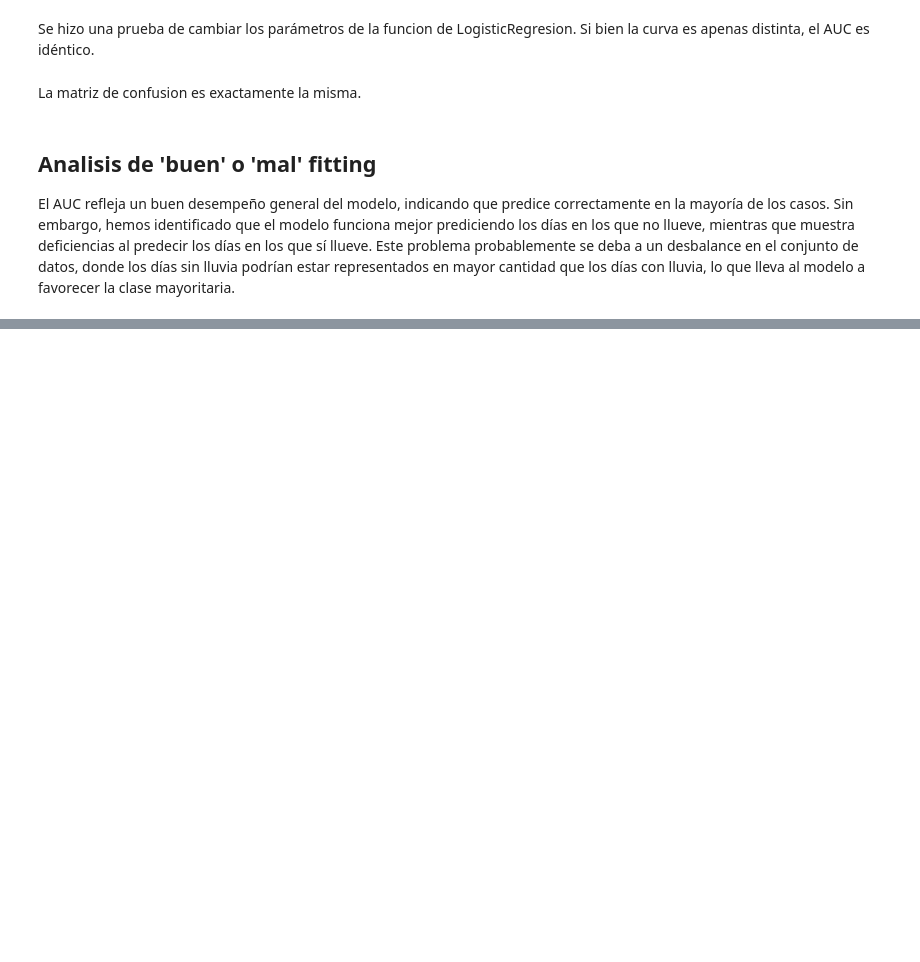
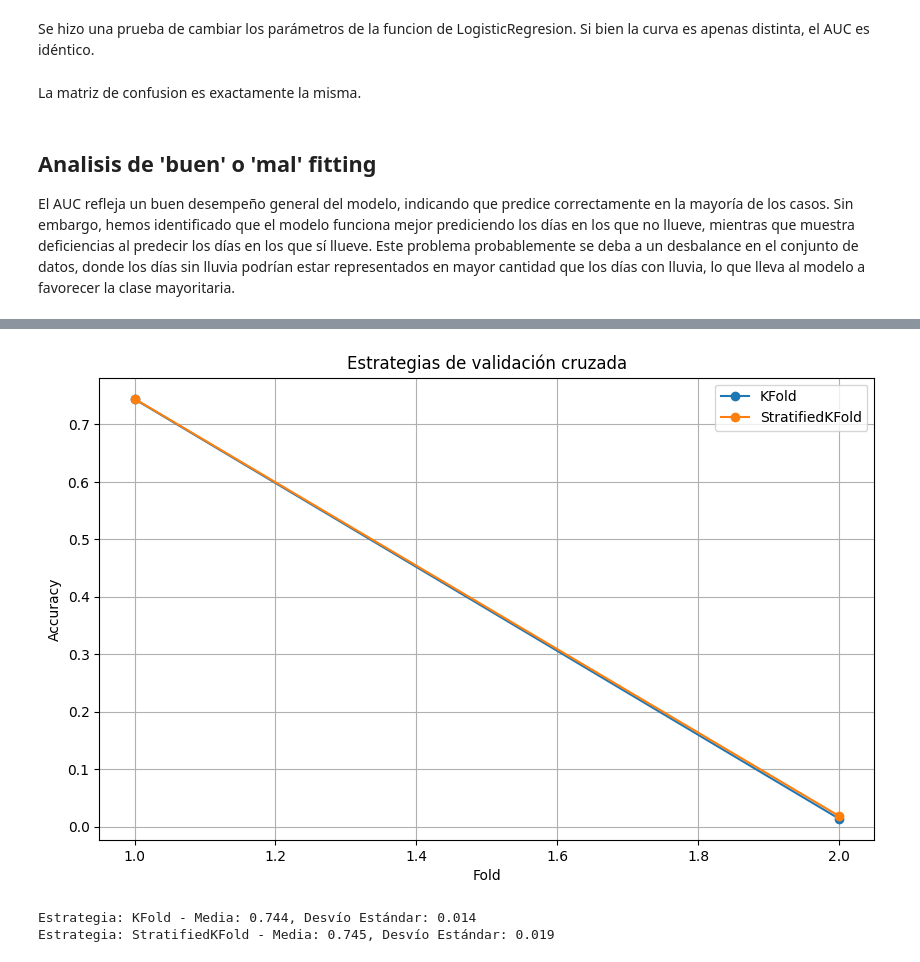
Before and after one commit to bpace1/AA1-TUIA-Crenna-Pace-SanchoAlmenar, a Jupyter notebook: TP-clasificacion-AA1.ipynb, the cells around one changed output, grey strips where cells are left out. Cells and saved outputs as stored; diff of their text form; code cells hidden in the pictures; blank space fills up the shorter version.

```diff
--- a/TP-clasificacion-AA1.ipynb
+++ b/TP-clasificacion-AA1.ipynb
@@ -610,0 +636,29 @@ El AUC refleja un buen desempeño general del modelo, indicando que predice corr
+# %%
+cv_strategies: List[Tuple[str, Any]] = [
+    ("KFold", KFold(n_splits=20, shuffle=True, random_state=42)),
+    ("StratifiedKFold", StratifiedKFold(n_splits=20, shuffle=True, random_state=42))
+]
+
+results: dict = {}
+
+for name, cv in cv_strategies:
+    scores = cross_val_score(logr_model_balanced, X_train, y_train, cv=cv)
+    results[name] = (scores.mean(), scores.std())
+
+plt.figure(figsize=(10, 6))
+for name, scores in results.items():
+    plt.plot(range(1, len(scores) + 1), scores, marker='o', label=name)
+
+plt.xlabel("Fold")
+plt.ylabel("Accuracy")
+plt.title("Estrategias de validación cruzada")
+plt.legend()
+plt.grid(True)
+plt.show()
+
+for name, (mean, std) in results.items():
+    print(f"Estrategia: {name} - Media: {mean:.3f}, Desvío Estándar: {std:.3f}")
+# %% [output]
+[figure, added]
+Estrategia: KFold - Media: 0.744, Desvío Estándar: 0.014
+Estrategia: StratifiedKFold - Media: 0.745, Desvío Estándar: 0.019
```
Also changed, not shown: parts of 24 cells of this notebook.
